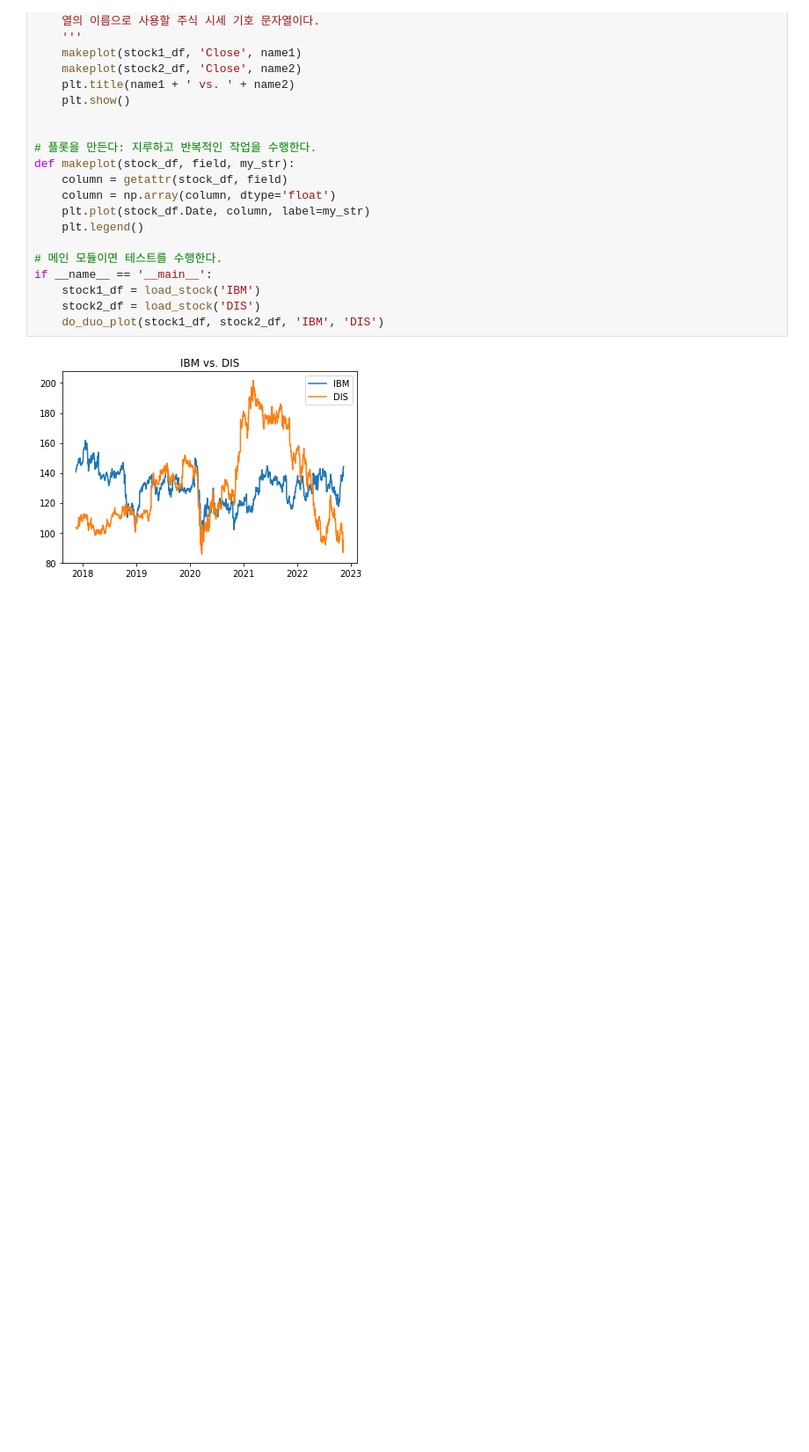
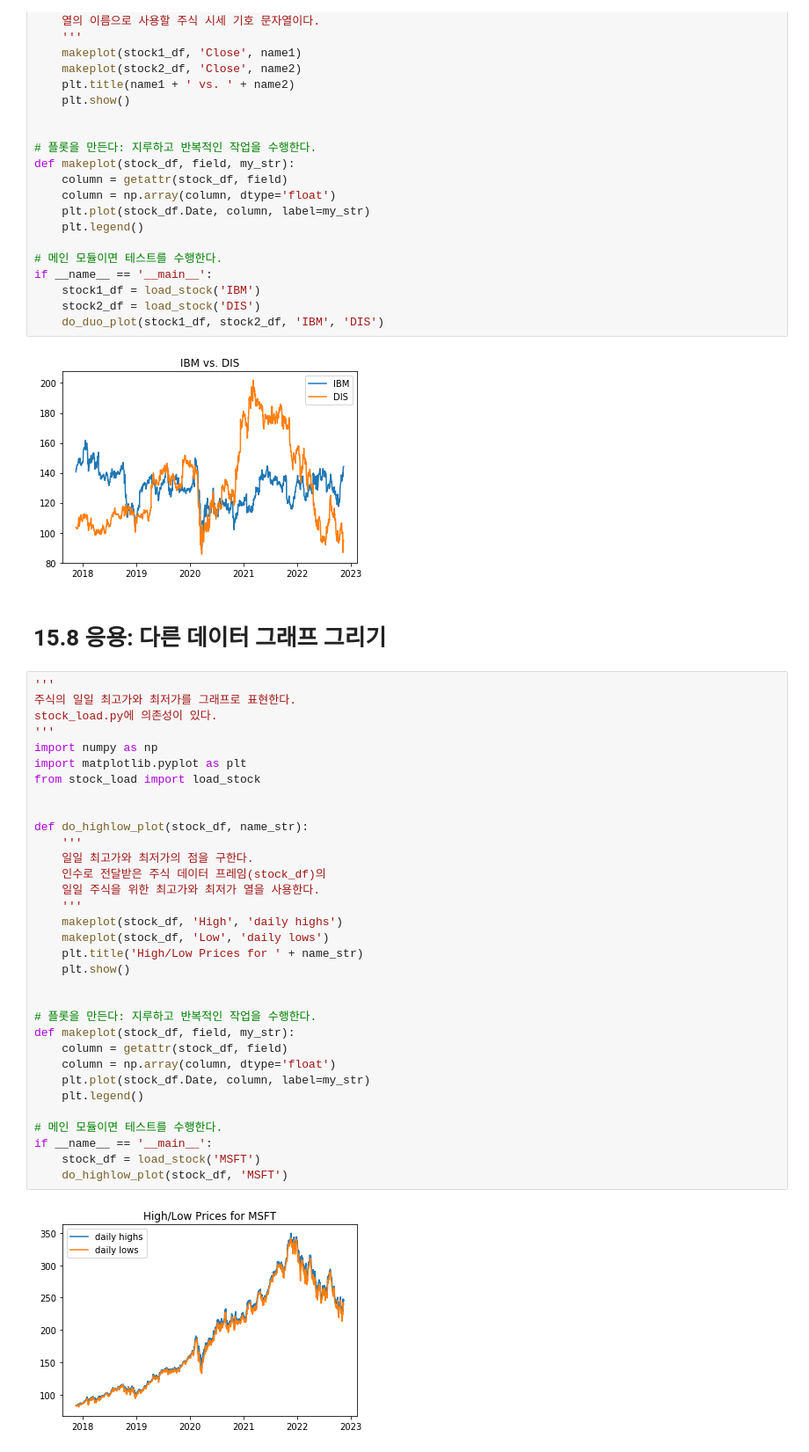
Before and after one commit to seturi/SuperchargedPython, a Jupyter notebook: Ch15.인터넷에서 금융 데이터 가져오기.ipynb, the cells around one changed output. Shown at 88% size. Drawn from its saved outputs; the diff is of its cells as text; blank space fills up the shorter version.

```diff
--- a/Ch15.인터넷에서 금융 데이터 가져오기.ipynb
+++ b/Ch15.인터넷에서 금융 데이터 가져오기.ipynb
@@ -163,3 +163,40 @@ if __name__ == '__main__':
     do_duo_plot(stock1_df, stock2_df, 'IBM', 'DIS')
 # %% [output]
 [figure]
+# %% [markdown]
+# 15.8 응용: 다른 데이터 그래프 그리기
+# %%
+'''
+주식의 일일 최고가와 최저가를 그래프로 표현한다.
+stock_load.py에 의존성이 있다.
+'''
+import numpy as np
+import matplotlib.pyplot as plt
+from stock_load import load_stock
+
+
+def do_highlow_plot(stock_df, name_str):
+    '''
+    일일 최고가와 최저가의 점을 구한다.
+    인수로 전달받은 주식 데이터 프레임(stock_df)의
+    일일 주식을 위한 최고가와 최저가 열을 사용한다.
+    '''
+    makeplot(stock_df, 'High', 'daily highs')
+    makeplot(stock_df, 'Low', 'daily lows')
+    plt.title('High/Low Prices for ' + name_str)
+    plt.show()
+
+
+# 플롯을 만든다: 지루하고 반복적인 작업을 수행한다.
+def makeplot(stock_df, field, my_str):
+    column = getattr(stock_df, field)
+    column = np.array(column, dtype='float')
+    plt.plot(stock_df.Date, column, label=my_str)
+    plt.legend()
+
+# 메인 모듈이면 테스트를 수행한다.
+if __name__ == '__main__':
+    stock_df = load_stock('MSFT')
+    do_highlow_plot(stock_df, 'MSFT')
+# %% [output]
+[figure, added]
```
Also changed, not shown: parts of 9 cells of this notebook, 2 other files.
